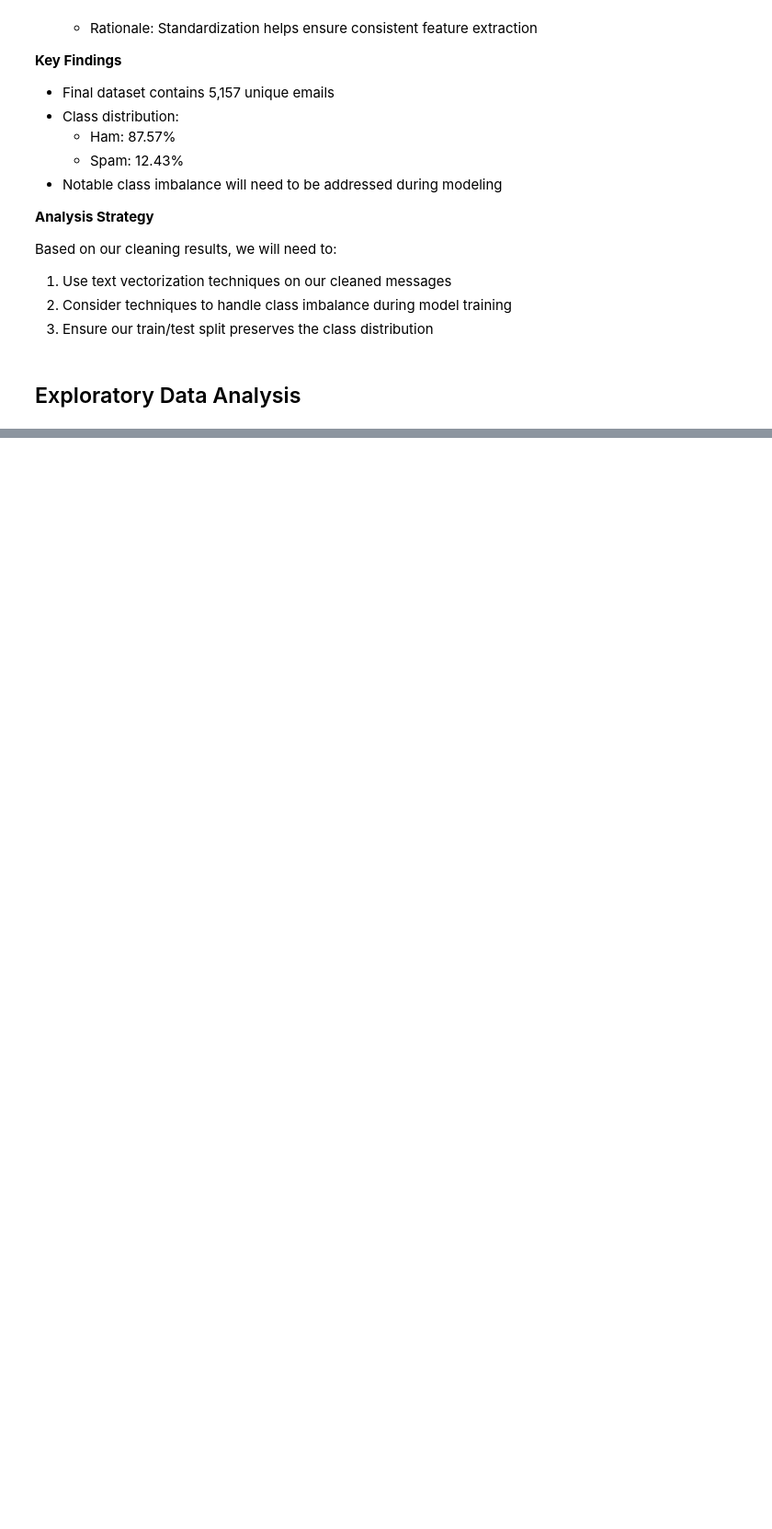
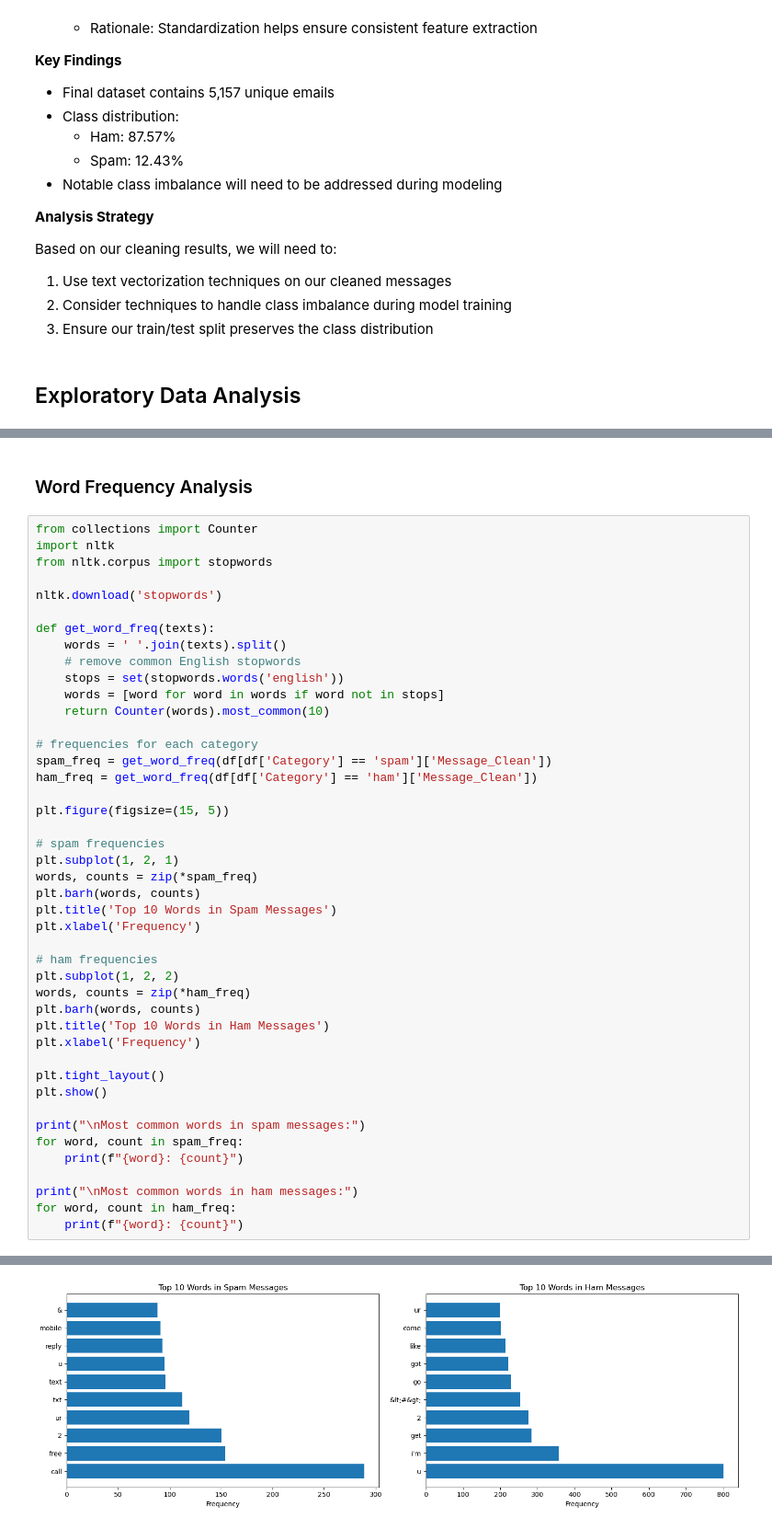
Before and after one commit to HammerAndShield/spam-supervised-learning, a Jupyter notebook: spam.ipynb, the cells around one changed output, grey strips where cells are left out. Shown: that part at 92% size. Saved outputs shown, nothing was run; the diff lists cells and outputs as text; blank space fills up the shorter version.

```diff
--- a/spam.ipynb
+++ b/spam.ipynb
@@ -189,0 +257,47 @@ Based on our cleaning results, we will need to:
+# %% [markdown]
+### Word Frequency Analysis
+# %%
+from collections import Counter
+import nltk
+from nltk.corpus import stopwords
+
+nltk.download('stopwords')
+
+def get_word_freq(texts):
+    words = ' '.join(texts).split()
+    # remove common English stopwords
+    stops = set(stopwords.words('english'))
+    words = [word for word in words if word not in stops]
+    return Counter(words).most_common(10)
+
+# frequencies for each category
+spam_freq = get_word_freq(df[df['Category'] == 'spam']['Message_Clean'])
+ham_freq = get_word_freq(df[df['Category'] == 'ham']['Message_Clean'])
+
+plt.figure(figsize=(15, 5))
+
+# spam frequencies
+plt.subplot(1, 2, 1)
+words, counts = zip(*spam_freq)
+plt.barh(words, counts)
+plt.title('Top 10 Words in Spam Messages')
+plt.xlabel('Frequency')
+
+# ham frequencies
+plt.subplot(1, 2, 2)
+words, counts = zip(*ham_freq)
+plt.barh(words, counts)
+plt.title('Top 10 Words in Ham Messages')
+plt.xlabel('Frequency')
+
+plt.tight_layout()
+plt.show()
+
+print("\nMost common words in spam messages:")
+for word, count in spam_freq:
+    print(f"{word}: {count}")
+
+print("\nMost common words in ham messages:")
+for word, count in ham_freq:
+    print(f"{word}: {count}")
+# %% [output]
@@ -189,0 +307 @@ Based on our cleaning results, we will need to:
+[figure, added]
```
Also changed, not shown: parts of 6 cells of this notebook.
